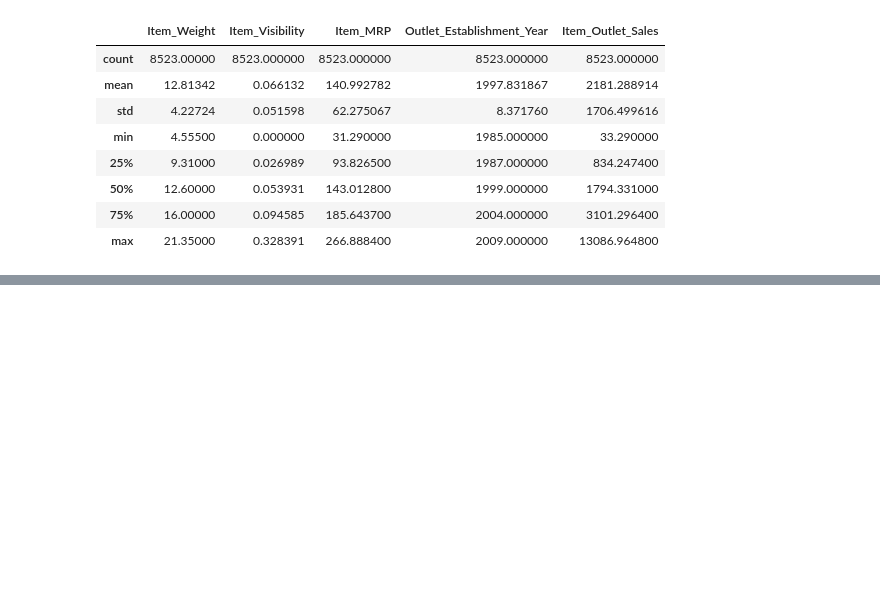
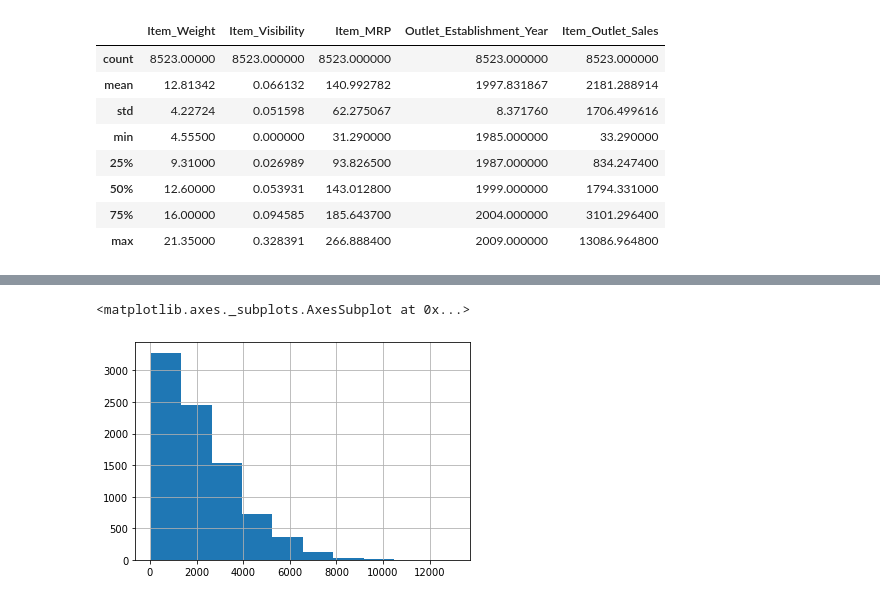
Before and after one commit to raquelkimberly/predicciones-de-ventas-alimenticias, a Jupyter notebook: Prediccion_de_ventas.ipynb, the cells around one changed output, grey strips where cells are left out. Saved outputs shown, nothing was run; the diff lists cells and outputs as text; code cells hidden in the pictures; blank space fills up the shorter version.

```diff
--- a/Prediccion_de_ventas.ipynb
+++ b/Prediccion_de_ventas.ipynb
@@ -151,0 +184,5 @@ df.describe()
+# %%
+df['Item_Outlet_Sales'].hist()
+# %% [output]
+<matplotlib.axes._subplots.AxesSubplot at 0x...>
+[figure, added]
```
Also changed, not shown: parts of 10 cells of this notebook.
